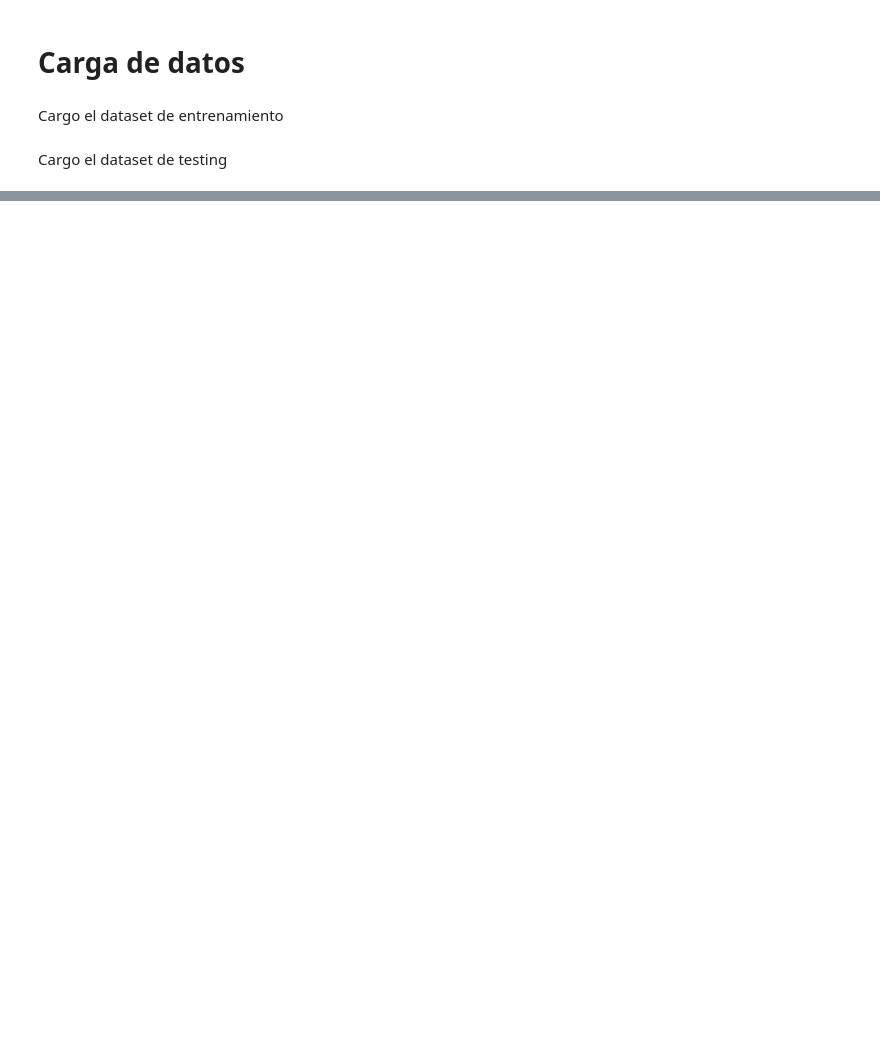
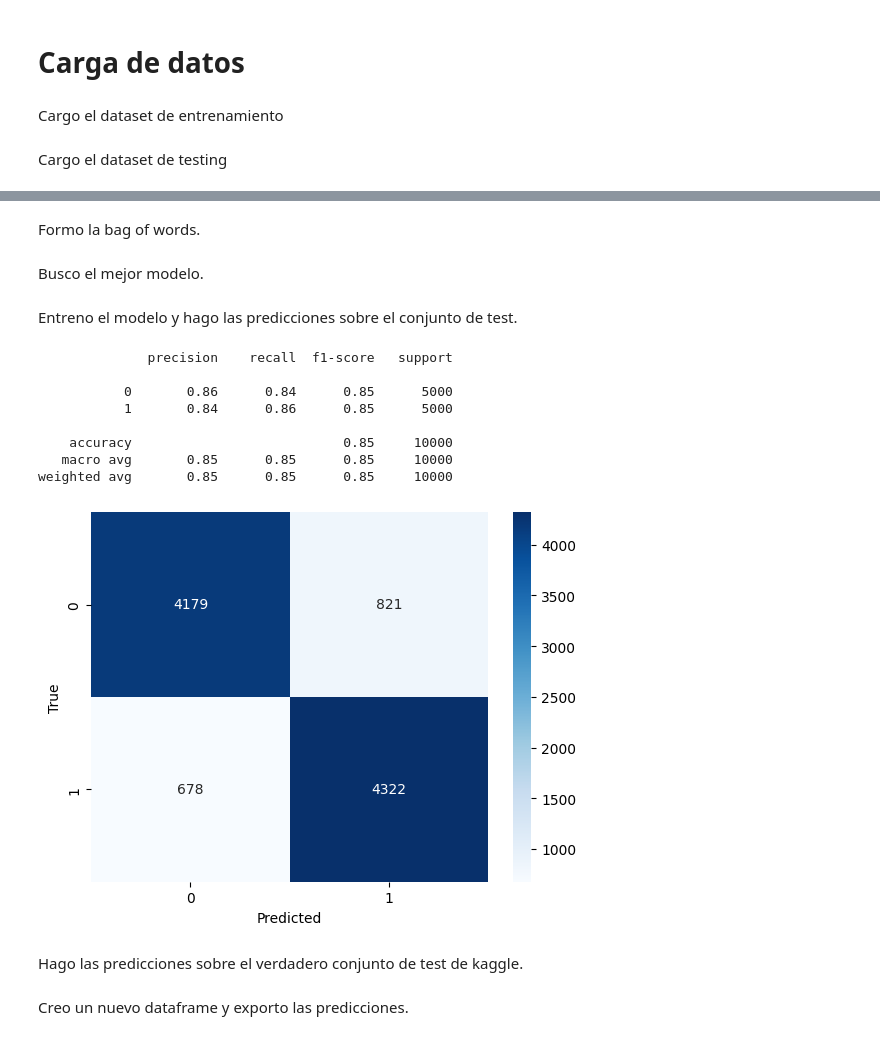
Before and after one commit to regexPattern/fiuba-organizacion-de-datos, a Jupyter notebook: tp2/notebooks/experimentacion/7506R_TP2_GRUPO11_ENTREGA_N2.ipynb, the cells around one changed output, grey strips where cells are left out. Drawn from its saved outputs; the diff is of its cells as text; code cells hidden in the pictures; blank space fills up the shorter version.

```diff
--- a/tp2/notebooks/experimentacion/7506R_TP2_GRUPO11_ENTREGA_N2.ipynb
+++ b/tp2/notebooks/experimentacion/7506R_TP2_GRUPO11_ENTREGA_N2.ipynb
@@ -213,0 +322,2 @@ dump(clf, "naive_bayes_inicial.joblib")
+# %%
+X_train, X_test, y_train, y_test = train_test_split(df_train.review_es, df_train.sentimiento, test_size=0.2, random_state=13, stratify=df_train.sentimiento)
@@ -213,0 +329,12 @@ dump(clf, "naive_bayes_inicial.joblib")
+# %%
+params_grid = {
+  'booster': ['gblinear', 'gbtree', 'dart'],
+  'n_estimators': range(10, 100),
+  'max_depth': range(6, 100),
+  'learning_rate': np.linspace(0, 1, 500),
+  'min_child_weight': range(0, 20),
+  'colsample_bytree': np.linspace(0, 1),
+  'reg_alpha': np.linspace(0, 1, 500),
+  'reg_lambda': np.linspace(0, 1, 500),
+  'min_split_loss': range(0, 50)
+}
@@ -213,0 +343,49 @@ dump(clf, "naive_bayes_inicial.joblib")
+# %% [markdown]
+Formo la bag of words.
+# %%
+tfidfvec = TfidfVectorizer(ngram_range=(1,3),
+                           min_df=20)
+
+X_train_bag = tfidfvec.fit_transform(X_train)
+X_test_bag = tfidfvec.transform(X_test)
+X_real = tfidfvec.transform(df_test["review_es"])
+# %% [markdown]
+Busco el mejor modelo.
+# %%
+xgb_base = xgb.XGBClassifier()
+
+if exists('xgb_model_regex_lema_ner_iob_negacion_ngram_tfidf.joblib') == False:
+  randomcv = RandomizedSearchCV(xgb_base,
+                                params_grid,
+                                cv=5,
+                                scoring='f1_micro',
+                                n_iter=5,
+                                random_state=13)
+
+  randomcv = randomcv.fit(X_train_bag, y_train_num)
+
+  print(str(randomcv.best_params_))
+  print(str(randomcv.best_score_))
+
+  xgb_tfidf_ngram = xgb.XGBClassifier()
+  xgb_tfidf_ngram.set_params(**randomcv.best_params_)
+else:
+  xgb_tfidf_ngram = load('xgb_model_regex_lema_ner_iob_negacion_ngram_tfidf.joblib')
+# %% [markdown]
+Entreno el modelo y hago las predicciones sobre el conjunto de test.
+# %%
+xgb_tfidf_ngram.fit(X_train_bag, y_train_num)
+y_pred_test_4 = xgb_tfidf_ngram.predict(X_test_bag)
+metricas(y_pred_test_4, y_test_num)
+# %% [output]
+              precision    recall  f1-score   support
+
+           0       0.86      0.84      0.85      5000
+           1       0.84      0.86      0.85      5000
+
+    accuracy                           0.85     10000
+   macro avg       0.85      0.85      0.85     10000
+weighted avg       0.85      0.85      0.85     10000
+[figure, added]
+# %% [markdown]
+Hago las predicciones sobre el verdadero conjunto de test de kaggle.
@@ -213,0 +396,2 @@ dump(clf, "naive_bayes_inicial.joblib")
+# %% [markdown]
+Creo un nuevo dataframe y exporto las predicciones.
```
Also changed, not shown: parts of 173 cells of this notebook, 3 other files.
